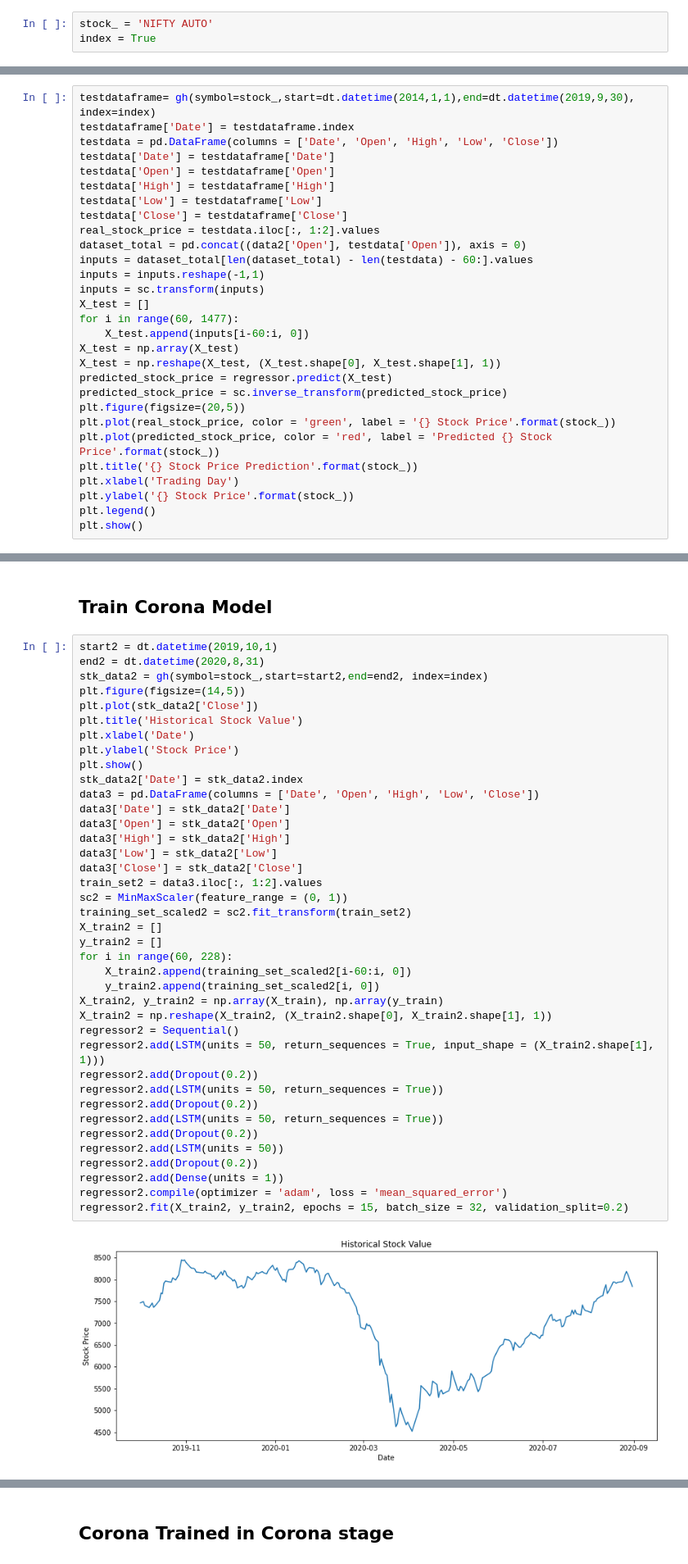
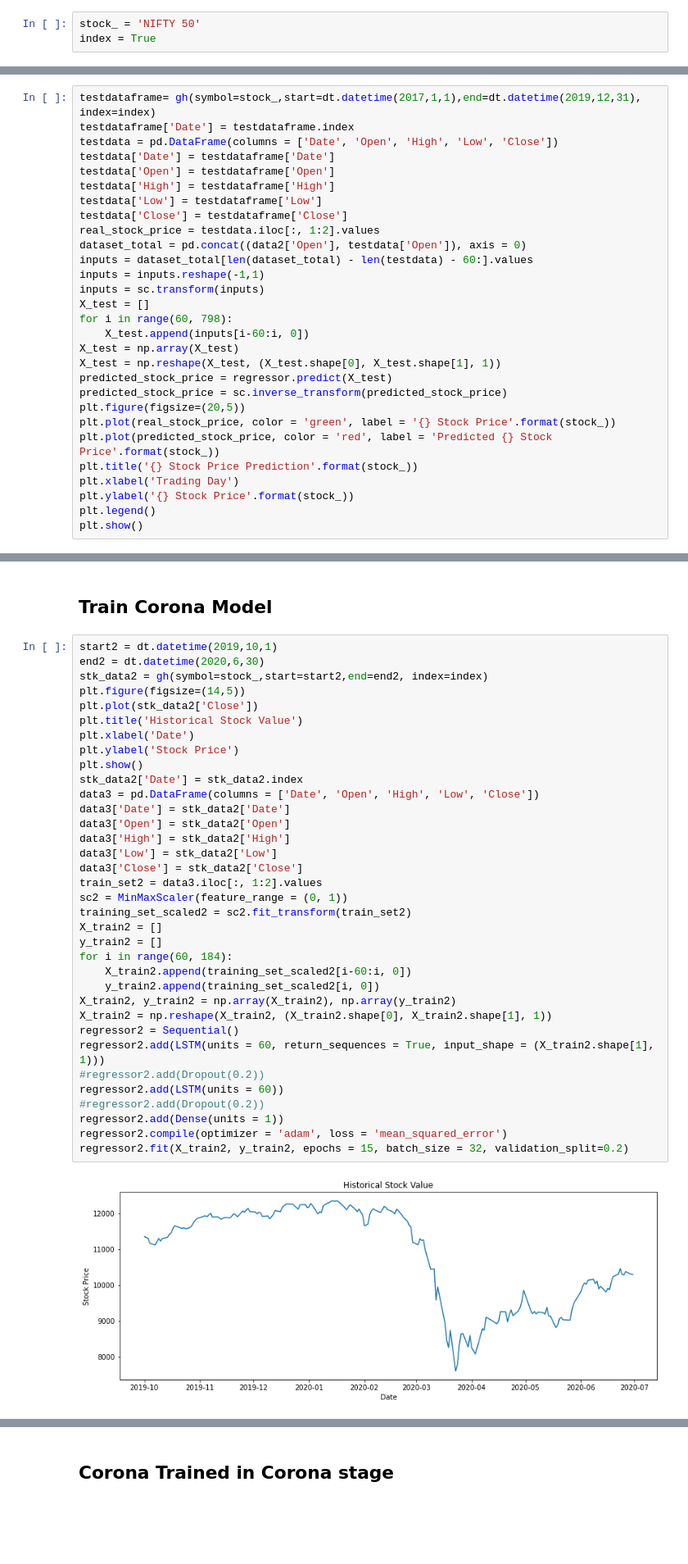
Before and after one commit to PratikGarai/Stock-Market-Prediction, a Jupyter notebook: Stocks RNN For IIIP.ipynb, the cells around one changed output, grey strips where cells are left out. Shown: that part at 82% size. Cells and saved outputs as stored; diff of their text form; blank space fills up the shorter version.

```diff
--- a/Stocks RNN For IIIP.ipynb
+++ b/Stocks RNN For IIIP.ipynb
@@ -1,5 +1,5 @@
 # %%
-stock_ = 'NIFTY AUTO'
+stock_ = 'NIFTY 50'
 index = True
 # %%
 from nsepy import get_history as gh
@@ -90,7 +92,7 @@ Epoch 15/15
 <br>
 <h2> Testing Validity of Non Corona Training </h2>
 # %%
-testdataframe= gh(symbol=stock_,start=dt.datetime(2014,1,1),end=dt.datetime(2019,9,30), index=index)
+testdataframe= gh(symbol=stock_,start=dt.datetime(2017,1,1),end=dt.datetime(2019,12,31), index=index)
 testdataframe['Date'] = testdataframe.index
 testdata = pd.DataFrame(columns = ['Date', 'Open', 'High', 'Low', 'Close'])
 testdata['Date'] = testdataframe['Date']
@@ -104,7 +106,7 @@ inputs = dataset_total[len(dataset_total) - len(testdata) - 60:].values
 inputs = inputs.reshape(-1,1)
 inputs = sc.transform(inputs)
 X_test = []
-for i in range(60, 1477):
+for i in range(60, 798):
     X_test.append(inputs[i-60:i, 0])
 X_test = np.array(X_test)
 X_test = np.reshape(X_test, (X_test.shape[0], X_test.shape[1], 1))
@@ -158,43 +160,39 @@ plt.show()
 <h2> Train Corona Model </h2>
 # %%
 start2 = dt.datetime(2019,10,1)
-end2 = dt.datetime(2020,8,31)
+end2 = dt.datetime(2020,6,30)
 stk_data2 = gh(symbol=stock_,start=start2,end=end2, index=index)
 plt.figure(figsize=(14,5))
 plt.plot(stk_data2['Close'])
 plt.title('Historical Stock Value')
 plt.xlabel('Date')
 plt.ylabel('Stock Price')
 plt.show()
 stk_data2['Date'] = stk_data2.index
 data3 = pd.DataFrame(columns = ['Date', 'Open', 'High', 'Low', 'Close'])
 data3['Date'] = stk_data2['Date']
 data3['Open'] = stk_data2['Open']
 data3['High'] = stk_data2['High']
 data3['Low'] = stk_data2['Low']
 data3['Close'] = stk_data2['Close']
 train_set2 = data3.iloc[:, 1:2].values
 sc2 = MinMaxScaler(feature_range = (0, 1))
 training_set_scaled2 = sc2.fit_transform(train_set2)
 X_train2 = []
 y_train2 = []
-for i in range(60, 228):
+for i in range(60, 184):
     X_train2.append(training_set_scaled2[i-60:i, 0])
     y_train2.append(training_set_scaled2[i, 0])
-X_train2, y_train2 = np.array(X_train), np.array(y_train)
+X_train2, y_train2 = np.array(X_train2), np.array(y_train2)
 X_train2 = np.reshape(X_train2, (X_train2.shape[0], X_train2.shape[1], 1))
 regressor2 = Sequential()
-regressor2.add(LSTM(units = 50, return_sequences = True, input_shape = (X_train2.shape[1], 1)))
-regressor2.add(Dropout(0.2))
-regressor2.add(LSTM(units = 50, return_sequences = True))
-regressor2.add(Dropout(0.2))
-regressor2.add(LSTM(units = 50, return_sequences = True))
-regressor2.add(Dropout(0.2))
-regressor2.add(LSTM(units = 50))
-regressor2.add(Dropout(0.2))
+regressor2.add(LSTM(units = 60, return_sequences = True, input_shape = (X_train2.shape[1], 1)))
+#regressor2.add(Dropout(0.2))
+regressor2.add(LSTM(units = 60))
+#regressor2.add(Dropout(0.2))
 regressor2.add(Dense(units = 1))
 regressor2.compile(optimizer = 'adam', loss = 'mean_squared_error')
 regressor2.fit(X_train2, y_train2, epochs = 15, batch_size = 32, validation_split=0.2)
 # %% [output]
-[figure, old version]
+[figure, new version]
 Epoch 1/15
```
Also changed, not shown: parts of 6 cells of this notebook.
